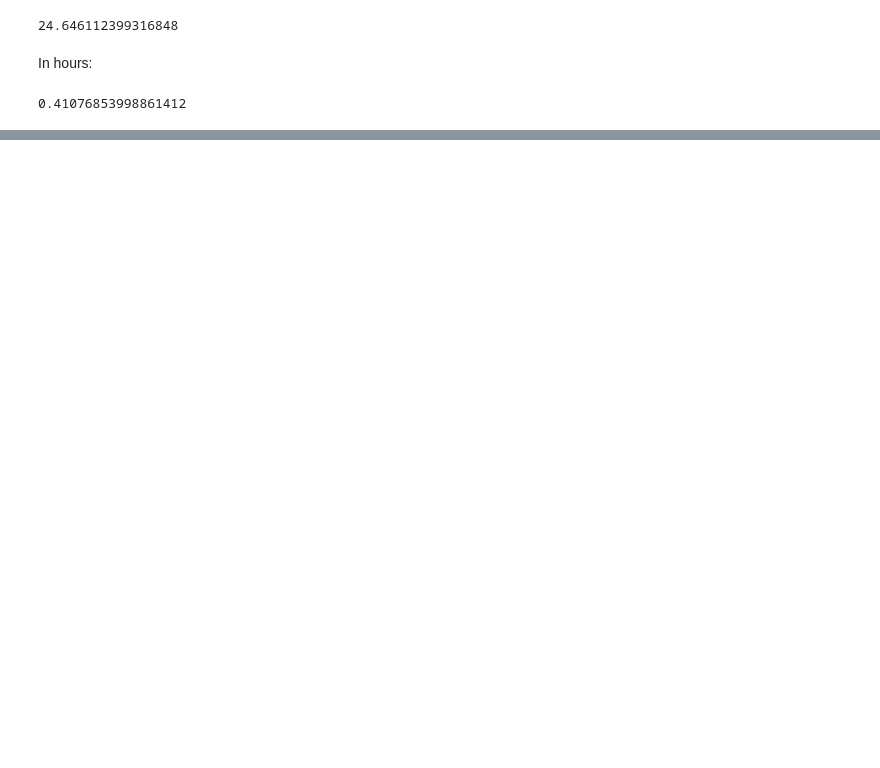
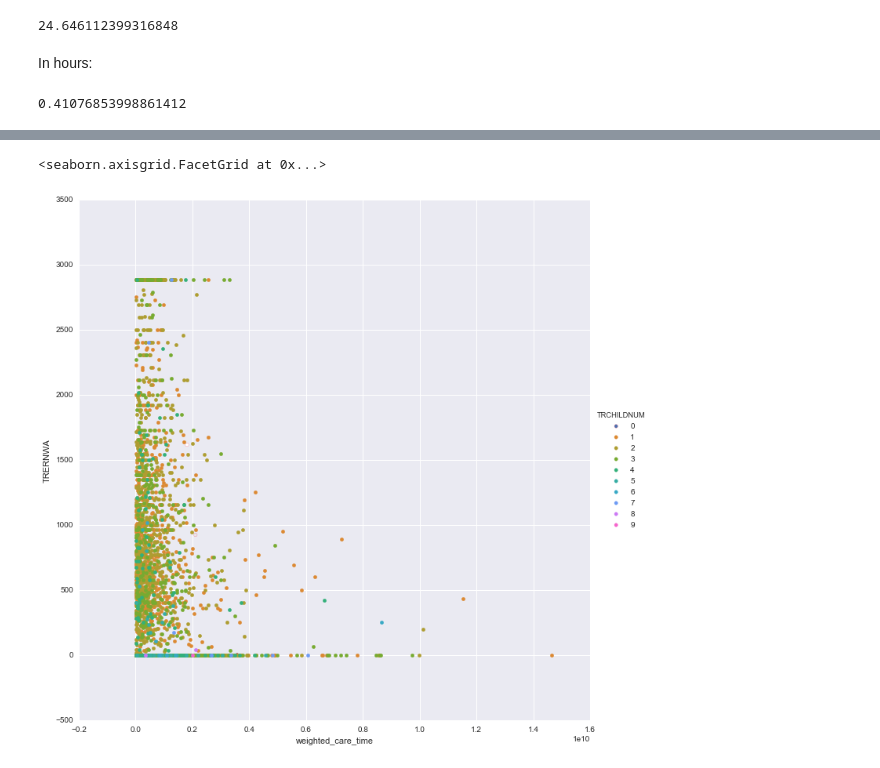
Before and after one commit to gcrowder/atus-analysis, a Jupyter notebook: wasting_time.ipynb, the cells around one changed output, grey strips where cells are left out. Saved outputs shown, nothing was run; the diff lists cells and outputs as text; code cells hidden in the pictures; blank space fills up the shorter version.

```diff
--- a/wasting_time.ipynb
+++ b/wasting_time.ipynb
@@ -163,0 +184,7 @@ child_care_hourly
+# %%
+sns.FacetGrid(weighted_child_care, hue="TRCHILDNUM", size=10) \
+   .map(plt.scatter, "weighted_care_time", "TRERNWA") \
+   .add_legend()
+# %% [output]
+<seaborn.axisgrid.FacetGrid at 0x...>
+[figure, added]
```
Also changed, not shown: parts of 13 cells of this notebook.
